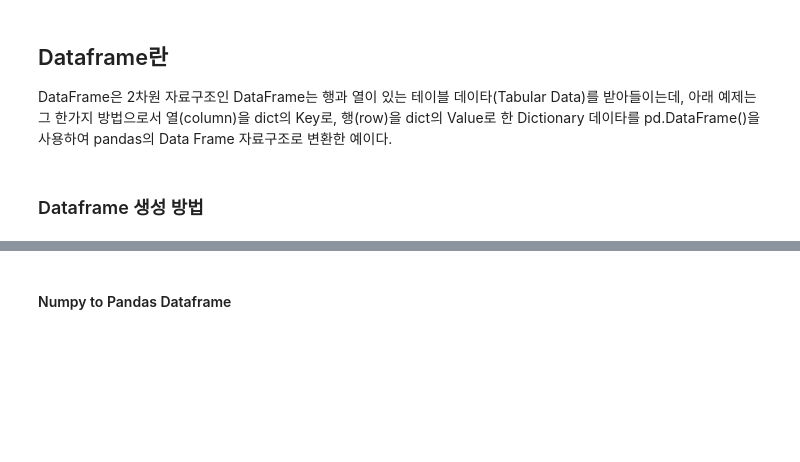
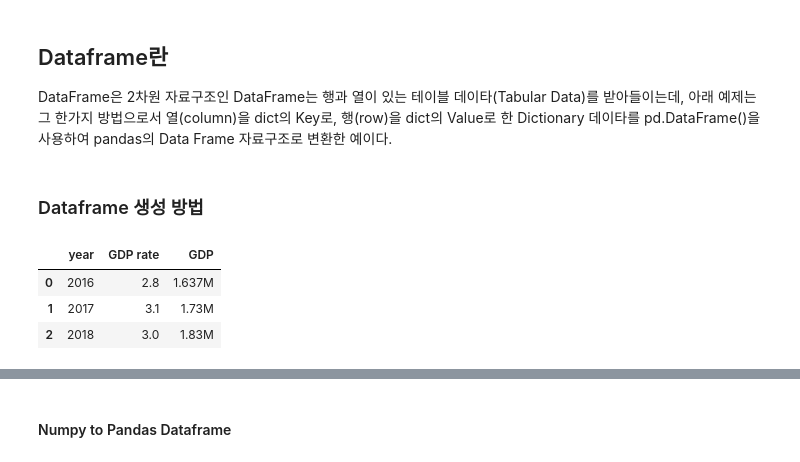
Before and after one commit to ynebula/Python, a Jupyter notebook: Pandas_Dataframe.ipynb, the cells around one changed output, grey strips where cells are left out. Saved outputs shown, nothing was run; the diff lists cells and outputs as text; code cells hidden in the pictures; blank space fills up the shorter version.

```diff
--- a/Pandas_Dataframe.ipynb
+++ b/Pandas_Dataframe.ipynb
@@ -6,4 +6,17 @@ import pandas as pd
 DataFrame은 2차원 자료구조인 DataFrame는 행과 열이 있는 테이블 데이타(Tabular Data)를 받아들이는데, 아래 예제는 그 한가지 방법으로서 열(column)을 dict의 Key로, 행(row)을 dict의 Value로 한 Dictionary 데이타를 pd.DataFrame()을 사용하여 pandas의 Data Frame 자료구조로 변환한 예이다.
 # %% [markdown]
 ### Dataframe 생성 방법
+# %%
+data = {
+    'year':[2016, 2017, 2018],
+    'GDP rate':[2.8, 3.1,3.0],
+    'GDP':['1.637M','1.73M','1.83M']
+}
+df = pd.DataFrame(data)
+df
+# %% [output]
+|  | year | GDP rate | GDP |
+| 0 | 2016 | 2.8 | 1.637M |
+| 1 | 2017 | 3.1 | 1.73M |
+| 2 | 2018 | 3.0 | 1.83M |
 # %%
```
Also changed, not shown: parts of 2 cells of this notebook, 1 other file.
